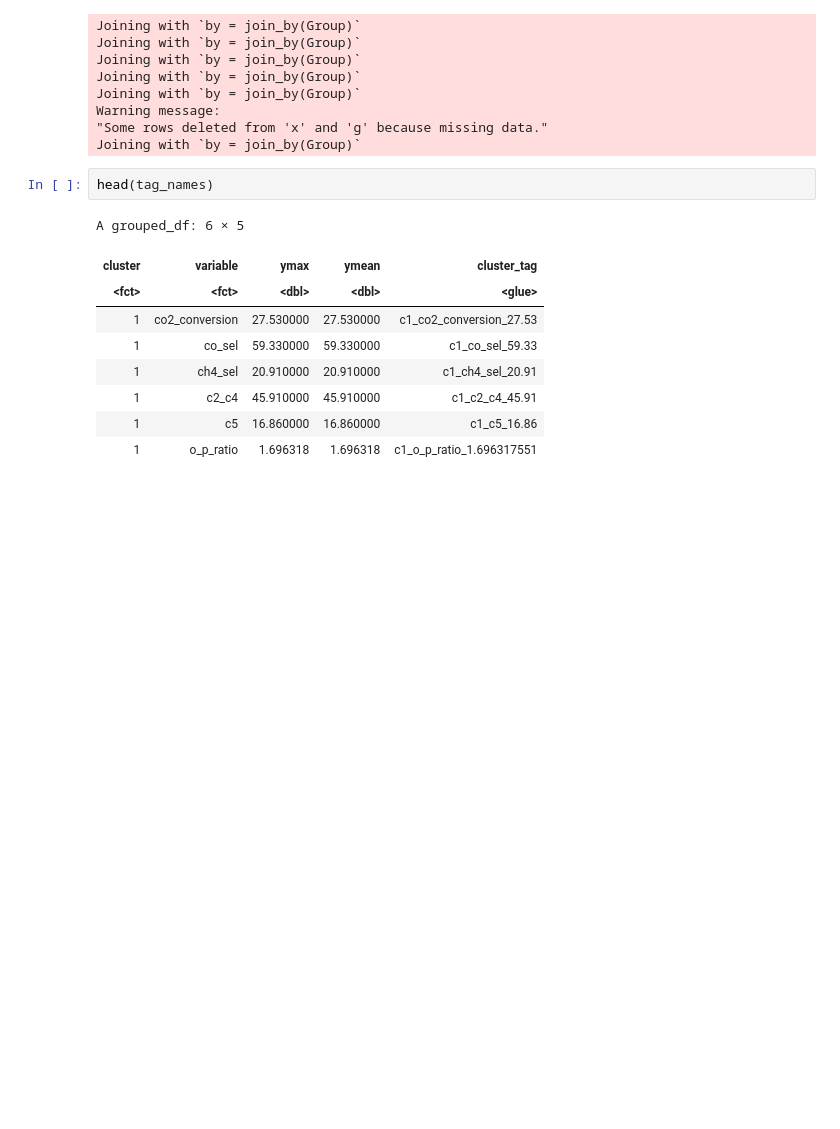
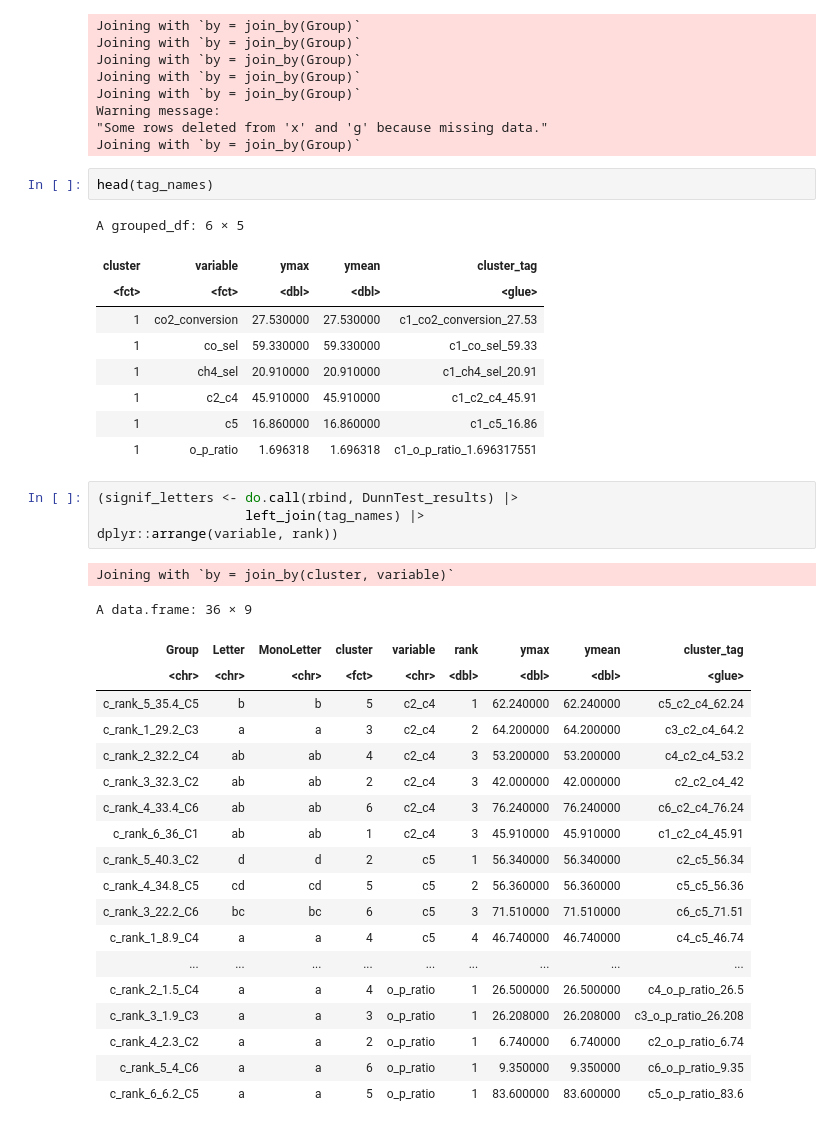
Before and after one commit to PiscatorX/Skunkworks, a Jupyter notebook: cluster_stats/C5_clusterCO2_6clusters.ipynb, the cells around one changed output. Saved outputs shown, nothing was run; the diff lists cells and outputs as text; blank space fills up the shorter version.

```diff
--- a/cluster_stats/C5_clusterCO2_6clusters.ipynb
+++ b/cluster_stats/C5_clusterCO2_6clusters.ipynb
@@ -273,6 +263,31 @@ A grouped_df: 6 × 5
 | 1 | c2_c4 | 45.910000 | 45.910000 | c1_c2_c4_45.91 |
 | 1 | c5 | 16.860000 | 16.860000 | c1_c5_16.86 |
 | 1 | o_p_ratio | 1.696318 | 1.696318 | c1_o_p_ratio_1.696317551 |
+# %%
+(signif_letters <- do.call(rbind, DunnTest_results) |>
+                   left_join(tag_names) |>
+dplyr::arrange(variable, rank))
+# %% [output]
+Joining with `by = join_by(cluster, variable)`
+A data.frame: 36 × 9
+| Group | Letter | MonoLetter | cluster | variable | rank | ymax | ymean | cluster_tag |
+| <chr> | <chr> | <chr> | <fct> | <chr> | <dbl> | <dbl> | <dbl> | <glue> |
+| c_rank_5_35.4_C5 | b | b | 5 | c2_c4 | 1 | 62.240000 | 62.240000 | c5_c2_c4_62.24 |
+| c_rank_1_29.2_C3 | a | a | 3 | c2_c4 | 2 | 64.200000 | 64.200000 | c3_c2_c4_64.2 |
+| c_rank_2_32.2_C4 | ab | ab | 4 | c2_c4 | 3 | 53.200000 | 53.200000 | c4_c2_c4_53.2 |
+| c_rank_3_32.3_C2 | ab | ab | 2 | c2_c4 | 3 | 42.000000 | 42.000000 | c2_c2_c4_42 |
+| c_rank_4_33.4_C6 | ab | ab | 6 | c2_c4 | 3 | 76.240000 | 76.240000 | c6_c2_c4_76.24 |
+| c_rank_6_36_C1 | ab | ab | 1 | c2_c4 | 3 | 45.910000 | 45.910000 | c1_c2_c4_45.91 |
+| c_rank_5_40.3_C2 | d | d | 2 | c5 | 1 | 56.340000 | 56.340000 | c2_c5_56.34 |
+| c_rank_4_34.8_C5 | cd | cd | 5 | c5 | 2 | 56.360000 | 56.360000 | c5_c5_56.36 |
+| c_rank_3_22.2_C6 | bc | bc | 6 | c5 | 3 | 71.510000 | 71.510000 | c6_c5_71.51 |
+| c_rank_1_8.9_C4 | a | a | 4 | c5 | 4 | 46.740000 | 46.740000 | c4_c5_46.74 |
+| ... | ... | ... | ... | ... | ... | ... | ... | ... |
+| c_rank_2_1.5_C4 | a | a | 4 | o_p_ratio | 1 | 26.500000 | 26.500000 | c4_o_p_ratio_26.5 |
+| c_rank_3_1.9_C3 | a | a | 3 | o_p_ratio | 1 | 26.208000 | 26.208000 | c3_o_p_ratio_26.208 |
+| c_rank_4_2.3_C2 | a | a | 2 | o_p_ratio | 1 | 6.740000 | 6.740000 | c2_o_p_ratio_6.74 |
+| c_rank_5_4_C6 | a | a | 6 | o_p_ratio | 1 | 9.350000 | 9.350000 | c6_o_p_ratio_9.35 |
+| c_rank_6_6.2_C5 | a | a | 5 | o_p_ratio | 1 | 83.600000 | 83.600000 | c5_o_p_ratio_83.6 |
 # %%
 (signif_letters <- do.call(rbind, DunnTest_results) |>
                    left_join(tag_names) |>
```
Also changed, not shown: parts of 13 cells of this notebook, 3 other files.
